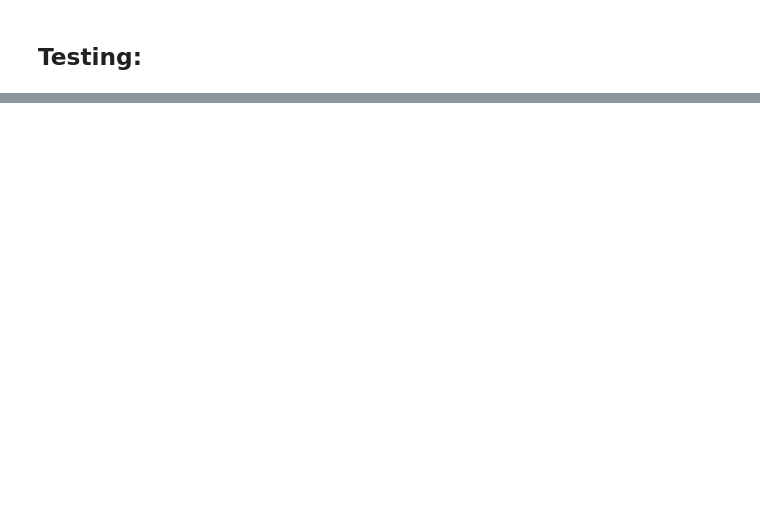
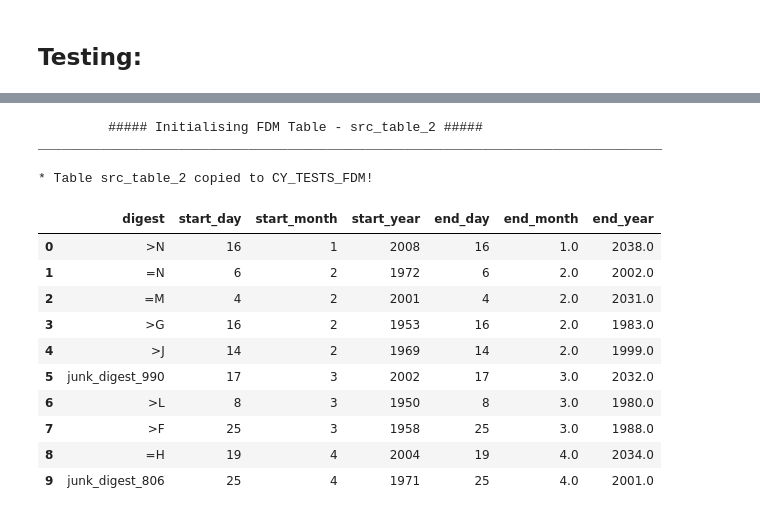
Before and after one commit to ConnectedBradford/FDM_Builder_Original, a Jupyter notebook: build_fdm_tools.ipynb, the cells around one changed output, grey strips where cells are left out. Drawn from its saved outputs; the diff is of its cells as text; code cells hidden in the pictures; blank space fills up the shorter version.

Commit message:
Added extra test data and made minor tweaks

```diff
--- a/build_fdm_tools.ipynb
+++ b/build_fdm_tools.ipynb
@@ -40,0 +93,22 @@ table_1.build(event_start_date_cols="date")
+# %%
+table_2 = FDMTable(
+    source_table_full_id=f"{PROJECT}.CY_TESTS_SRC.src_table_2",
+    dataset_id="CY_TESTS_FDM"
+)
+table_2.head()
+# %% [output]
+         ##### Initialising FDM Table - src_table_2 #####
+________________________________________________________________________________
+
+* Table src_table_2 copied to CY_TESTS_FDM!
+|  | digest | start_day | start_month | start_year | end_day | end_month | end_year |
+| 0 | >N | 16 | 1 | 2008 | 16 | 1.0 | 2038.0 |
+| 1 | =N | 6 | 2 | 1972 | 6 | 2.0 | 2002.0 |
+| 2 | =M | 4 | 2 | 2001 | 4 | 2.0 | 2031.0 |
+| 3 | >G | 16 | 2 | 1953 | 16 | 2.0 | 1983.0 |
+| 4 | >J | 14 | 2 | 1969 | 14 | 2.0 | 1999.0 |
+| 5 | junk_digest_990 | 17 | 3 | 2002 | 17 | 3.0 | 2032.0 |
+| 6 | >L | 8 | 3 | 1950 | 8 | 3.0 | 1980.0 |
+| 7 | >F | 25 | 3 | 1958 | 25 | 3.0 | 1988.0 |
+| 8 | =H | 19 | 4 | 2004 | 19 | 4.0 | 2034.0 |
+| 9 | junk_digest_806 | 25 | 4 | 1971 | 25 | 4.0 | 2001.0 |
```
Also changed, not shown: parts of 24 cells of this notebook, 3 other files.
